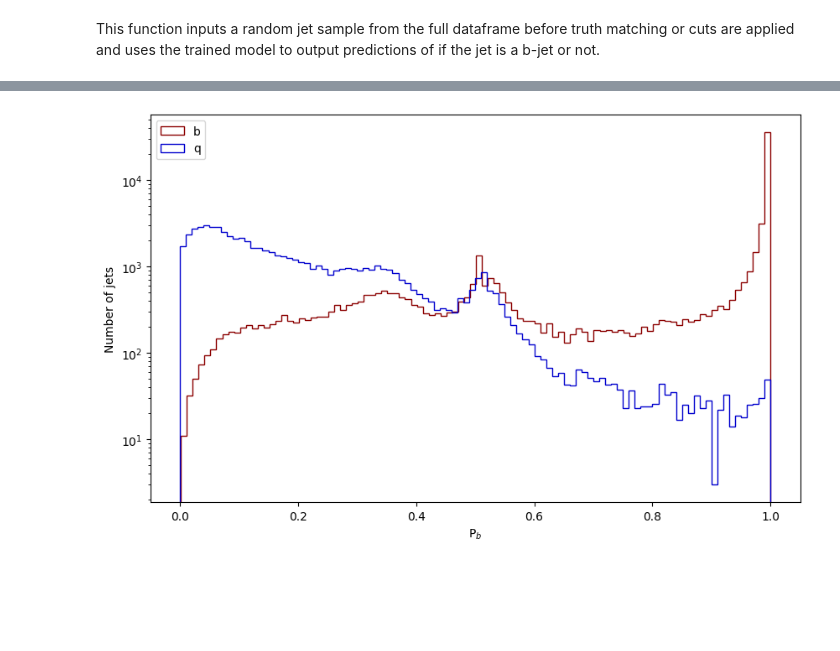
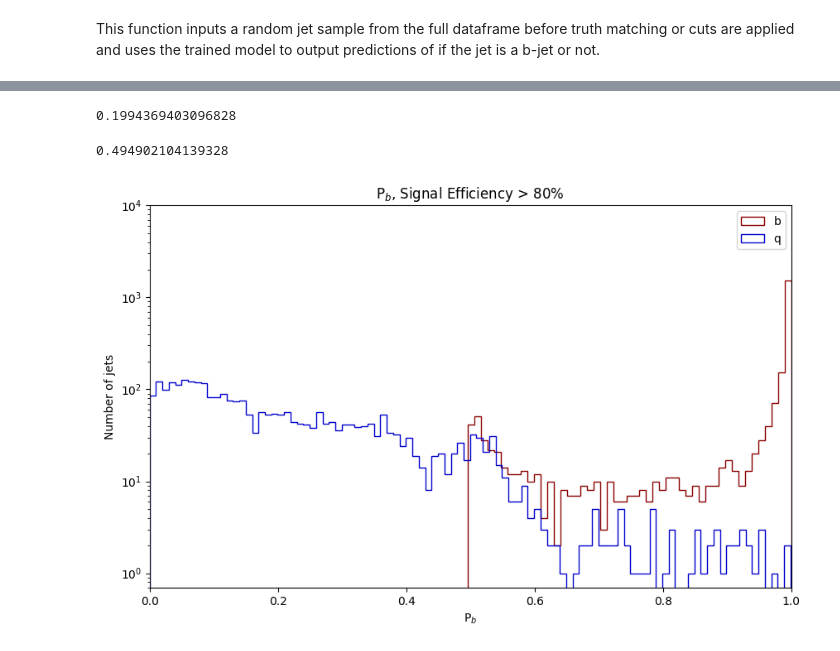
Before and after one commit to gpesticci/Jet-GNN, a Jupyter notebook: GNN.ipynb, the cells around one changed output, grey strips where cells are left out. Cells and saved outputs as stored; diff of their text form; code cells hidden in the pictures; blank space fills up the shorter version.

```diff
--- a/GNN.ipynb
+++ b/GNN.ipynb
@@ -796,6 +889,8 @@ Create distribution of probability of being a b-jet for fraction of b-jets and n
 # %%
-b = combined_df[combined_df.IsB == 1]
-q = combined_df[combined_df.IsB == 0]
+# Separate b and q data from testing dataset (preprocessed)
+b = validation_df[validation_df.IsB == 1].head(3000)
+q = validation_df[validation_df.IsB == 0].head(3000)
+
 
 b_data = create_graphs(b, feature_cols)
 q_data = create_graphs(q, feature_cols)
@@ -818,0 +918,13 @@ q_prob = np.concatenate(q_prob)
+# %%
+plt.figure(figsize=(10, 6))
+b_values, b_bins, _ = plt.hist(b_prob, bins=100, label='b', color='darkred', histtype='step')
+q_values, q_bins, _ = plt.hist(q_prob, bins=100, label='q', color='mediumblue', histtype='step')
+plt.vlines(x=b_prob_cutoff, ymin=0, ymax=10000, color='grey', linestyle='--')
+plt.yscale('log')
+plt.xlim(0,1)
+plt.ylim(0,1e4)
+plt.ylabel('Number of jets')
+plt.xlabel('P$_{b}$')
+plt.legend(loc='best')
+plt.title('P$_b$')
+plt.show()
@@ -819,10 +933,27 @@ q_prob = np.concatenate(q_prob)
+# %%
+b_bin_area = np.cumsum(np.diff(b_bins) * b_values)
+sum(b_bin_area[:48])/sum(b_bin_area)
+# %% [output]
+0.1994369403096828
+# %%
+b_prob_cutoff = b_bins[49]
+# %%
+b_prob_cutoff
+# %% [output]
+0.494902104139328
+# %%
+cut_b_prob = b_prob[b_prob >= b_prob_cutoff]
 # %%
 plt.figure(figsize=(10, 6))
-plt.hist(b_prob, bins=100, label='b', color='darkred', histtype='step')
+plt.hist(cut_b_prob, bins=int(100*b_prob_cutoff), label='b', color='darkred', histtype='step')
 plt.hist(q_prob, bins=100, label='q', color='mediumblue', histtype='step')
 plt.yscale('log')
+plt.xlim(0,1)
+plt.ylim(0,1e4)
 plt.ylabel('Number of jets')
 plt.xlabel('P$_{b}$')
-plt.legend(loc='best');
+plt.legend(loc='best')
+plt.title('P$_b$, Signal Efficiency > 80%')
+plt.show()
 # %% [output]
-[figure, old version]
+[figure, new version]
```
Also changed, not shown: parts of 24 cells of this notebook, 1 other file.
